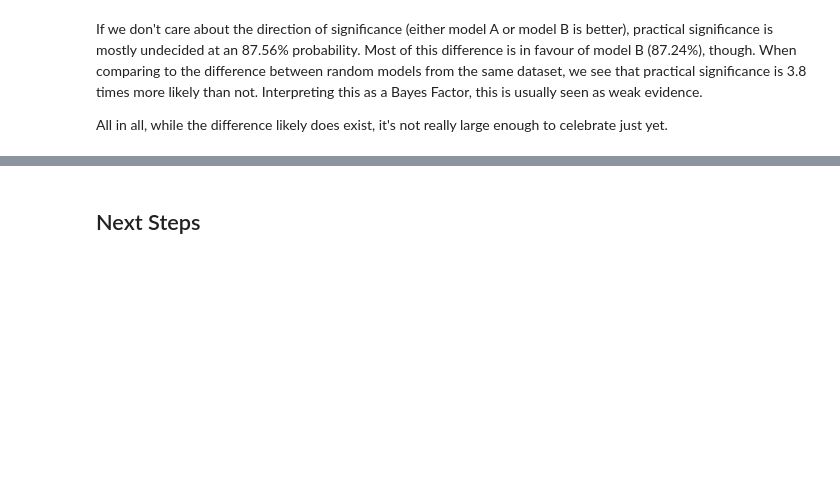
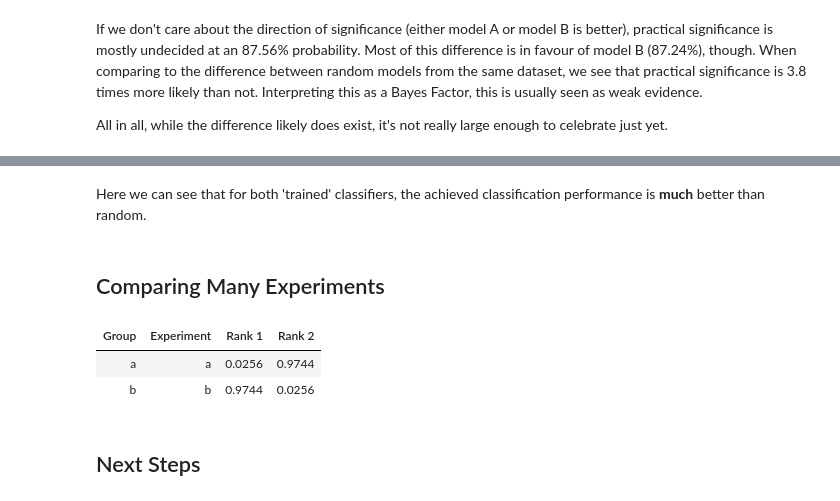
Before and after one commit to ioverho/prob_conf_mat, a Jupyter notebook: documentation/Getting Started/comparing_experiments.ipynb, the cells around one changed output, grey strips where cells are left out. Drawn from its saved outputs; the diff is of its cells as text; code cells hidden in the pictures; blank space fills up the shorter version.

```diff
--- a/documentation/Getting Started/comparing_experiments.ipynb
+++ b/documentation/Getting Started/comparing_experiments.ipynb
@@ -205,2 +213,12 @@ study.report_comparison_to_random(metric="accuracy", class_label=0)
+# %% [markdown]
+Here we can see that for both 'trained' classifiers, the achieved classification performance is **much** better than random.
+# %% [markdown]
+## Comparing Many Experiments
+# %%
+study.report_listwise_comparison(metric="mcc")
+# %% [output]
+| Group | Experiment | Rank 1 | Rank 2 |
+| a | a | 0.0256 | 0.9744 |
+| b | b | 0.9744 | 0.0256 |
 # %% [markdown]
 ## Next Steps
```
Also changed, not shown: parts of 5 cells of this notebook, 8 other files.
